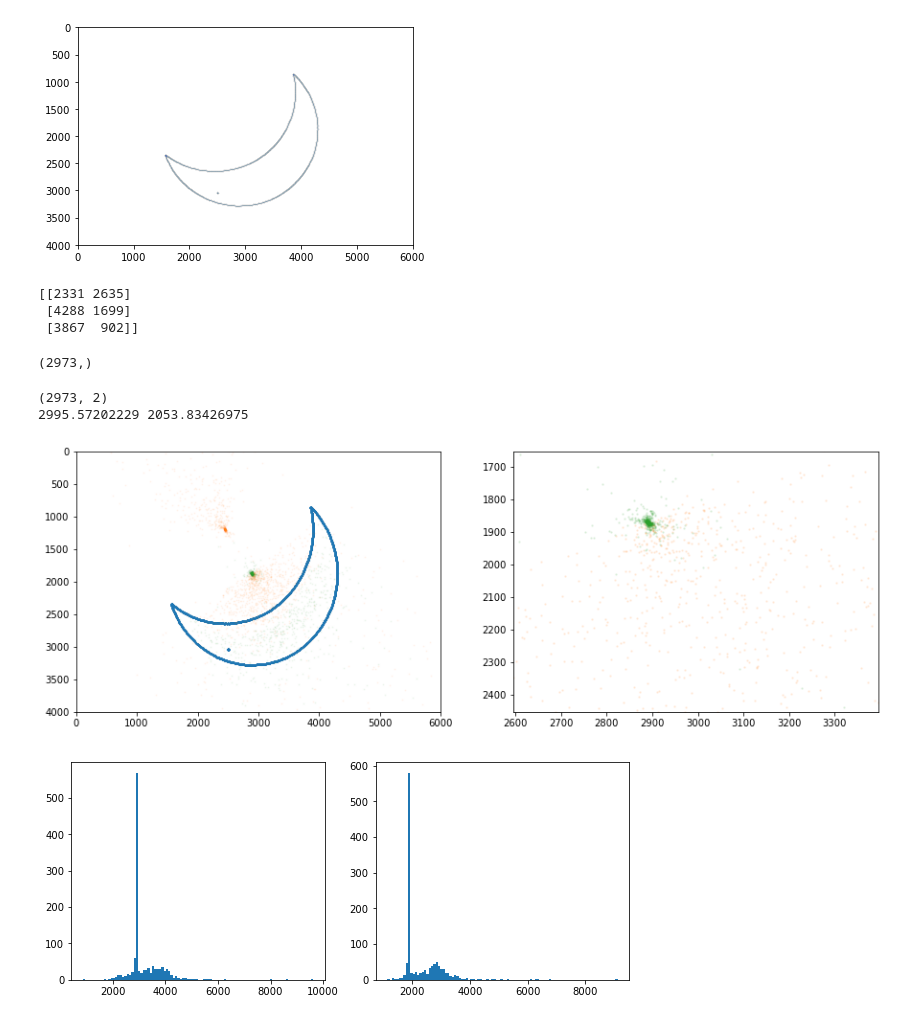
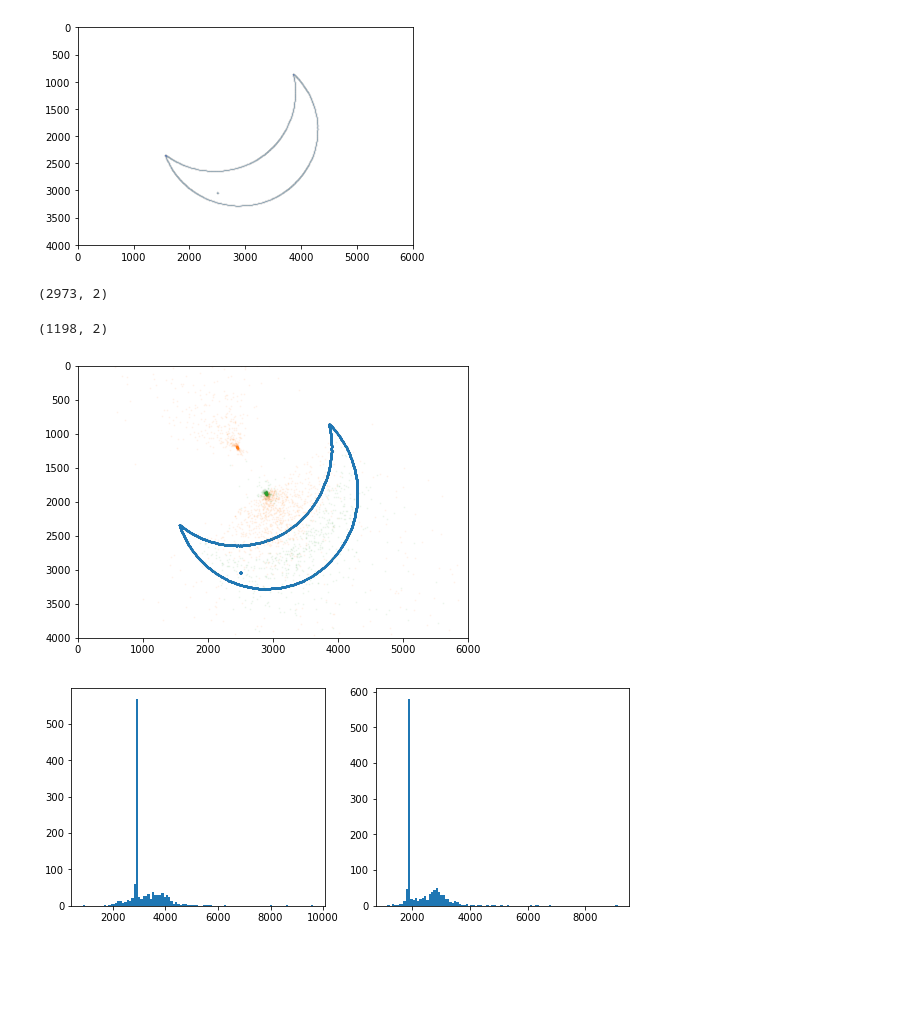
Before and after one commit to gitcheng/arccenter, a Jupyter notebook: center_of_sun.ipynb, the cells around one changed output. Saved outputs shown, nothing was run; the diff lists cells and outputs as text; code cells hidden in the pictures; blank space fills up the shorter version.

Commit message:
add radii and find most frequent elements

```diff
--- a/center_of_sun.ipynb
+++ b/center_of_sun.ipynb
@@ -196,51 +197,36 @@ plt.xlim(0, 6000);
 plt.ylim(4000, 0);
 # %% [output]
 [figure]
-# %%
-ppp = np.vstack((excoords[5:8], eycoords[5:8])).transpose()
-print(ppp)
-# %% [output]
-[[2331 2635]
- [4288 1699]
- [3867  902]]
 # %%
 centers = []
 accepts = []
+radii = []
 for i in range(0, len(idx)-3, 3):
     x0, y0 = cxy3pt(excoords[i:i+3], eycoords[i:i+3])
     if x0 is not None and y0 is not None:
         centers.append((x0, y0))
         pointsij = np.vstack((eycoords[i:i+3], excoords[i:i+3])).transpose()
         accepts.append(accept_by_gradient((x0,y0), pointsij, grad_x, grad_y))
-
-centers = np.array(centers)
+        radii.append(np.sqrt((x0-excoords[i])**2+(y0-eycoords[i])**2))
+centers = np.asarray(centers)
+accepts = np.asarray(accepts)
+radii = np.asarray(radii)
+print(centers.shape)
+# %% [output]
+(2973, 2)
-# %%
-np.shape(accepts)
-# %% [output]
-(2973,)
-# %%
-print(centers.shape)
-xm, ym = centers.mean(axis=0)
-print(xm, ym)
-# %% [output]
-(2973, 2)
-2995.57202229 2053.83426975
+# %%
+centers[accepts].shape
+# %% [output]
+(1198, 2)
 # %%
-plt.figure(figsize=(15, 5))
-plt.subplot(121)
+plt.figure(figsize=(7, 5))
 plt.scatter(excoords, eycoords, marker='.', s=1)
-plt.scatter(centers[np.asarray(accepts)==False,0], centers[np.asarray(accepts)==False,1], alpha=0.05, s=1)
+plt.scatter(centers[accepts==False,0], centers[accepts==False,1], alpha=0.05, s=1)
 plt.scatter(centers[accepts,0], centers[accepts,1], alpha=0.05, s=1)
 plt.xlim(0, 6000)
 plt.ylim(4000,0);
-#
-plt.subplot(122)
-plt.scatter(centers[np.asarray(accepts)==False,0], centers[np.asarray(accepts)==False,1], alpha=0.1, s=2, color='C1')
-plt.scatter(centers[accepts,0], centers[accepts,1], alpha=0.1, s=2, color='C2')
-plt.xlim(xm-400, xm+400);
-plt.ylim(ym+400, ym-400);
 # %% [output]
-[figure, old version]
+[figure, new version]
 # %%
 plt.figure(figsize=(10,4))
 plt.subplot(121)
```
Also changed, not shown: parts of 4 cells of this notebook.
